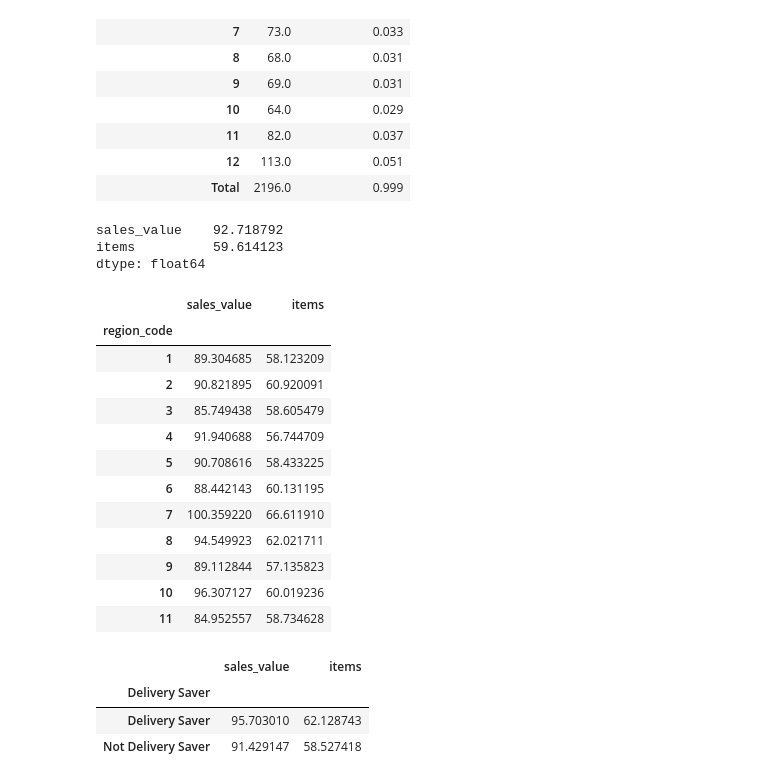
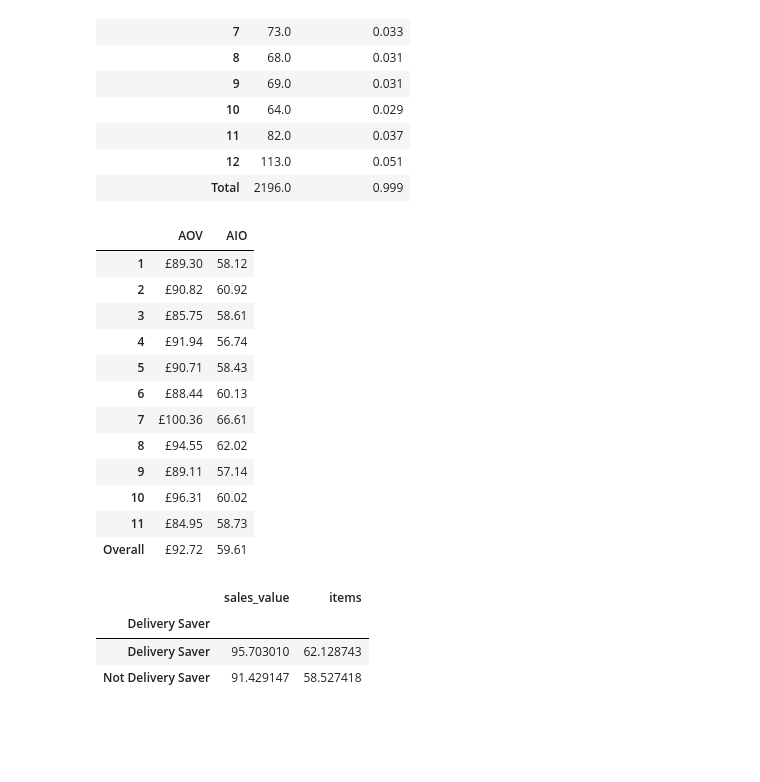
Before and after one commit to TG7789RR/TestModels, a Jupyter notebook: 2004phonecasestudy.ipynb, the cells around one changed output. Cells and saved outputs as stored; diff of their text form; code cells hidden in the pictures; blank space fills up the shorter version.

```diff
--- a/2004phonecasestudy.ipynb
+++ b/2004phonecasestudy.ipynb
@@ -30,6 +30,7 @@ DF = pd.read_csv(wd + 'data_presentation_exercise.txt'
 DF['Time'] = [datetime.datetime.time(d) for d in DF['delivery_timestamp']]
 DF['Hour'] =DF['delivery_timestamp'].dt.hour
 DF['Hour String'] =DF['delivery_timestamp'].dt.hour.astype(str)
+DF['Dayofweek'] = DF['delivery_timestamp'].dt.weekday
 # %%
 DF['Delivery Saver'] = np.where((DF['delivery_saver']==1),'Delivery Saver','Not Delivery Saver')
 
@@ -611,28 +709,38 @@ the above estimation isnt finsised yet
 # %%
 #AOV + AIO
 
 
+a = pd.DataFrame(DF.agg({'sales_value':np.mean,'items':np.mean})).T
+a.rename(index={0:'Overall'}, inplace=True) #both rows and cols
 
-display(DF.agg({'sales_value':np.mean,'items':np.mean}))
+b= DF.groupby('region_code').agg({'sales_value':np.mean,'items':np.mean})
 
-display(DF.groupby('region_code').agg({'sales_value':np.mean,'items':np.mean}))
+b = b.append(a)
+
+b = b.round(2)
+
+b.rename( columns={'sales_value':'AOV', 'items':'AIO'}, inplace=True) #just cols
+
+b['AOV'] = b['AOV'].apply("£{0:.2f}".format)
+
+
+display(b)
+
+del a,b
 # %% [output]
-sales_value    92.718792
-items          59.614123
-dtype: float64
-|  | sales_value | items |
-| region_code |  |  |
-| 1 | 89.304685 | 58.123209 |
-| 2 | 90.821895 | 60.920091 |
-| 3 | 85.749438 | 58.605479 |
-| 4 | 91.940688 | 56.744709 |
-| 5 | 90.708616 | 58.433225 |
-| 6 | 88.442143 | 60.131195 |
-| 7 | 100.359220 | 66.611910 |
-| 8 | 94.549923 | 62.021711 |
-| 9 | 89.112844 | 57.135823 |
-| 10 | 96.307127 | 60.019236 |
-| 11 | 84.952557 | 58.734628 |
+|  | AOV | AIO |
+| 1 | £89.30 | 58.12 |
+| 2 | £90.82 | 60.92 |
+| 3 | £85.75 | 58.61 |
+| 4 | £91.94 | 56.74 |
+| 5 | £90.71 | 58.43 |
+| 6 | £88.44 | 60.13 |
+| 7 | £100.36 | 66.61 |
+| 8 | £94.55 | 62.02 |
+| 9 | £89.11 | 57.14 |
+| 10 | £96.31 | 60.02 |
+| 11 | £84.95 | 58.73 |
+| Overall | £92.72 | 59.61 |
 # %%
 #difference between delivery saver and not
 
```
Also changed, not shown: parts of 15 cells of this notebook.
